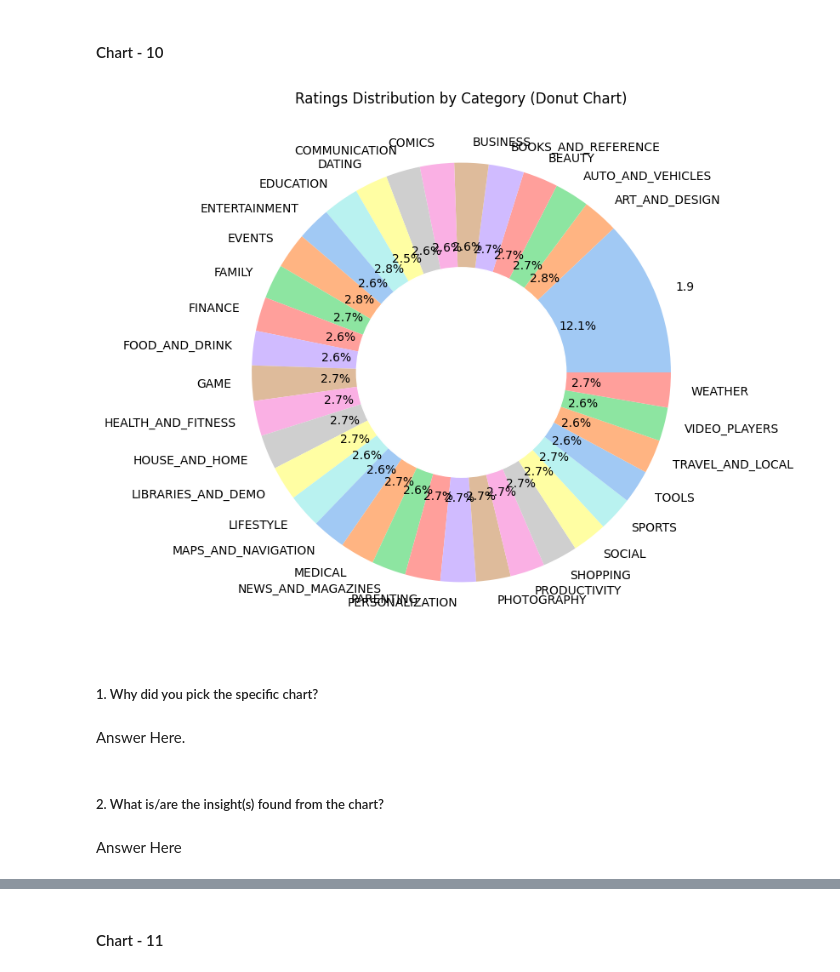
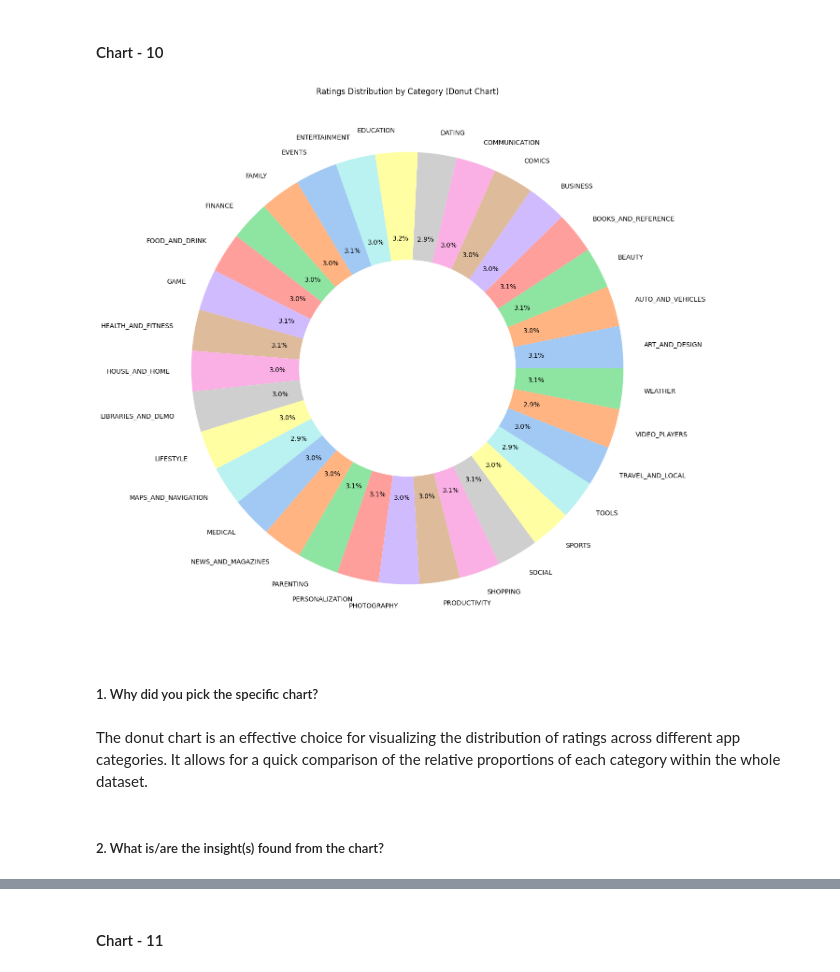
Before and after one commit to kush-agra-soni/3_play_store_eda, a Jupyter notebook: main.ipynb, the cells around one changed output, grey strips where cells are left out. Cells and saved outputs as stored; diff of their text form; code cells hidden in the pictures.

```diff
--- a/main.ipynb
+++ b/main.ipynb
@@ -1223,22 +1312,23 @@ Answer Here
 # %%
 # Chart - 10 visualization code
 # Load the dataset
 df = pd.read_csv('final_playstore_data.csv')
 
+# Remove rows where 'Category' is '1.9'
+df = df[df['Category'] != '1.9']
+
 # Donut Chart: Ratings Distribution by Category
-plt.figure(figsize=(10, 8))
+plt.figure(figsize=(15, 15))
 category_ratings = df.groupby('Category')['Rating'].mean()
 plt.pie(category_ratings, labels=category_ratings.index, autopct='%1.1f%%', colors=sns.color_palette('pastel'))
 plt.gca().add_artist(plt.Circle((0, 0), 0.5, color='white'))
 plt.title('Ratings Distribution by Category (Donut Chart)')
 plt.show()
 # %% [output]
-[figure, old version]
+[figure, new version]
 # %% [markdown]
 ##### 1. Why did you pick the specific chart?
-# %% [markdown]
-Answer Here.
+# %% [markdown]
+The donut chart is an effective choice for visualizing the distribution of ratings across different app categories. It allows for a quick comparison of the relative proportions of each category within the whole dataset.
 # %% [markdown]
 ##### 2. What is/are the insight(s) found from the chart?
-# %% [markdown]
-Answer Here
```
Also changed, not shown: parts of 68 cells of this notebook.
